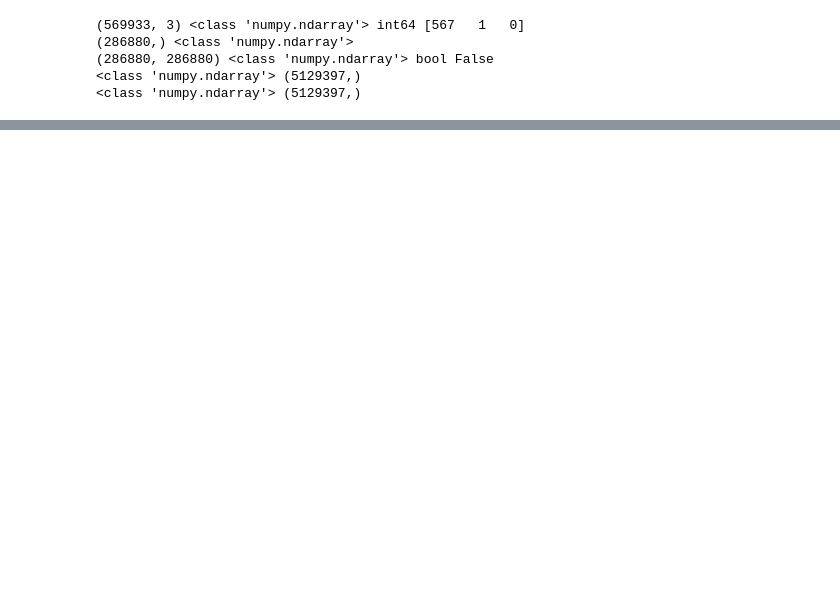
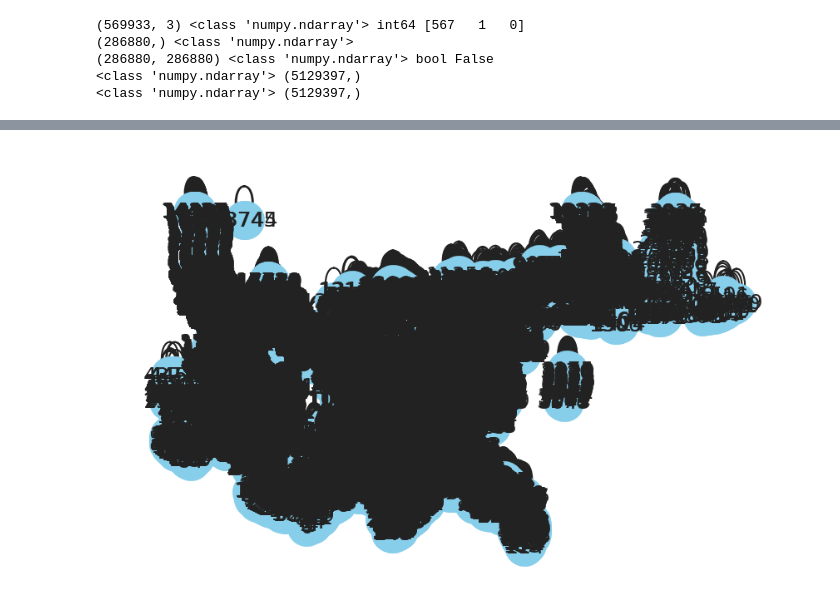
Before and after one commit to sdat2/PotentialHeight, a Jupyter notebook: ipynb/tides.ipynb, the cells around one changed output, grey strips where cells are left out. Drawn from its saved outputs; the diff is of its cells as text; code cells hidden in the pictures; blank space fills up the shorter version.

```diff
--- a/ipynb/tides.ipynb
+++ b/ipynb/tides.ipynb
@@ -529,0 +573,21 @@ array([  1722,   1948,   1950, ..., 209627, 209664, 209714])
+# %%
+import networkx as nx
+
+A = coast_ds.adj.values
+X = coast_ds.x.values
+Y = coast_ds.y.values
+
+# Create a graph from the adjacency matrix
+G = nx.from_numpy_array(A)
+
+# Add the geographic coordinates to each node as attributes
+for i, (x, y) in enumerate(zip(X, Y)):
+    G.nodes[i]['pos'] = (x, y)
+
+# Get positions from node attributes for plotting
+pos = nx.get_node_attributes(G, 'pos')
+
+# Draw the graph
+nx.draw(G, pos, with_labels=False, node_color='skyblue', node_size=0.1, edge_color='k')
+# %% [output]
+[figure, added]
```
Also changed, not shown: parts of 25 cells of this notebook.
